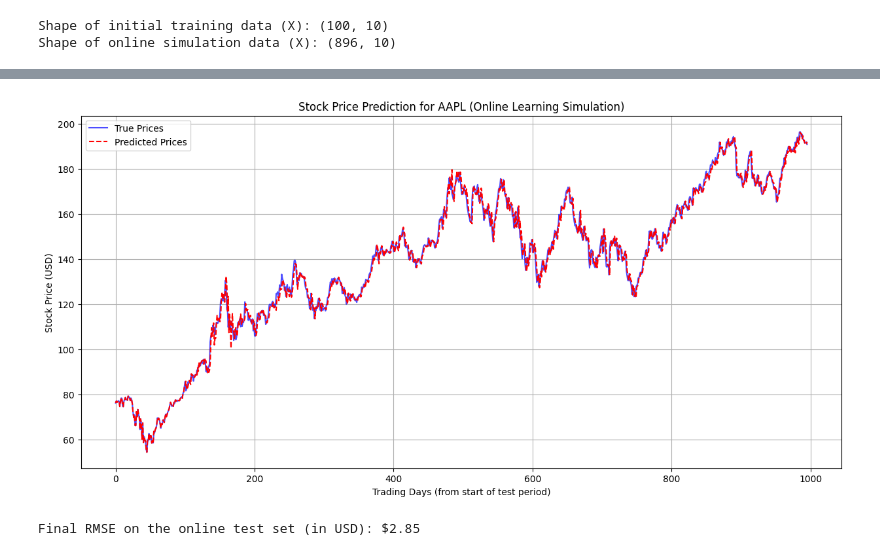
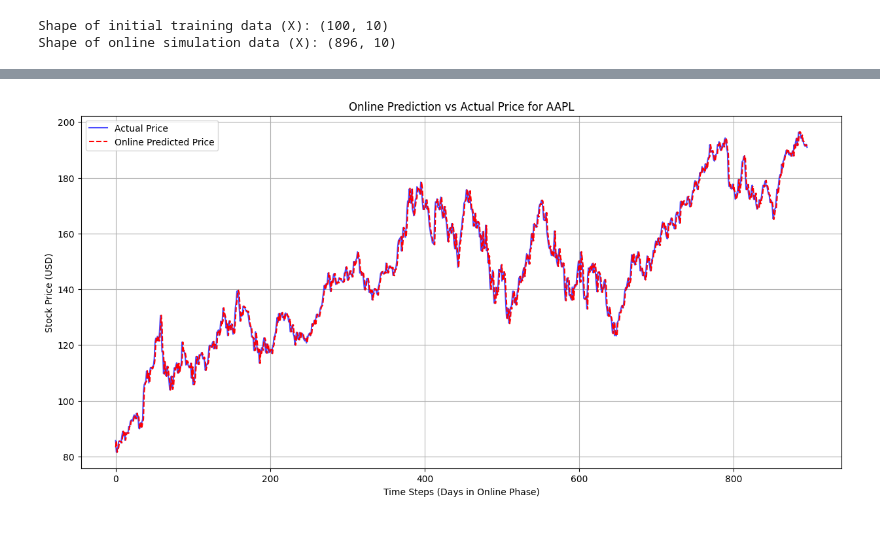
Before and after one commit to saeedalamchi36/stock-price-tradeoff-framework, a Jupyter notebook: notebooks/demonstration.ipynb, the cells around one changed output, grey strips where cells are left out. Cells and saved outputs as stored; diff of their text form; code cells hidden in the pictures.

```diff
--- a/notebooks/demonstration.ipynb
+++ b/notebooks/demonstration.ipynb
@@ -127,14 +190,25 @@ Best hyperparameters found:
 # %%
-# Cell 5: Final Simulation and Plotting Results
+# Cell 5: Online Simulation with Best Hyperparameters (نسخه نهایی هماهنگ با مقاله)
+
+print("--- Starting Online Simulation with Best Found Hyperparameters ---")
+
+# --- استخراج هایپرپارامترهای بهینه از خروجی بهینه‌ساز ---
+# اطمینان حاصل کنید ترتیب استخراج با ترتیب تعریف شده در `bounds` سلول ۴ یکسان است.
+# فرض بر این است که ترتیب [M, W, L, C, alpha] است.
 best_n_learners = int(best_hyperparams[0])
 best_window_size = int(best_hyperparams[1])
 best_n_hidden = int(best_hyperparams[2])
 best_C = best_hyperparams[3]
 best_alpha = best_hyperparams[4]
 
-print("--- Running Final Simulation with Best Parameters ---")
-print(f"Learners: {best_n_learners}, Window: {best_window_size}, Hidden Neurons: {best_n_hidden}")
+print("\nOptimal Hyperparameters from DE (conforming to the paper's methodology):")
+print(f" - M (Number of Learners): {best_n_learners}")
+print(f" - W (Window Size): {best_window_size}")
+print(f" - L (Hidden Neurons): {best_n_hidden}")
+print(f" - C (Regularization): {best_C:.4e}")
+print(f" - alpha (Trust Sensitivity): {best_alpha:.4f}")
 
+# ساخت مدل نهایی با استفاده از بهترین پارامترهای یافت‌شده
 final_model = AdaptiveEnsemble(
     n_learners=best_n_learners,
     window_size=best_window_size,
@@ -143,38 +217,59 @@ final_model = AdaptiveEnsemble(
     alpha=best_alpha
 )
 
+# 1. آموزش اولیه مدل روی داده‌های اولیه (همانطور که در فاز آفلاین مقاله ذکر شده)
+print("\nFitting the final model on initial training data...")
 final_model.fit(X_initial_train, y_initial_train)
-print("Initial training complete.")
+print("Initial fitting complete.")
 
+# 2. شبیه‌سازی فاز استقرار آنلاین (Online Deployment Phase)
+print("Starting the online learning simulation...")
 online_predictions = []
-print("Starting online simulation...")
+online_actuals = []
 
+start_time_online = time.time()
+
+# این حلقه دقیقاً همان فرآیند "استقرار آنلاین" را که در شکل ۱ مقاله شما
+# نمایش داده شده، پیاده‌سازی می‌کند.
 for i in range(len(X_online)):
-    current_x = X_online[i].reshape(1, -1)
+    # دریافت داده جریانی جدید
+    current_X = X_online[i].reshape(1, -1)
     current_y = y_online[i]
-    prediction = final_model.predict(current_x)
+
+    # مرحله ۱: پیش‌بینی قیمت برای گام زمانی بعدی (t+1) با استفاده از مدل فعلی
+    prediction = final_model.predict(current_X)
+
+    # مرحله ۲: به‌روزرسانی مدل (وزن‌ها و ...) با استفاده از داده جدیدی که رسید
+    # این معادل یادگیری ترتیبی (sequential) در OS-ELM است
+    final_model.fit(current_X, np.array([current_y]))
+
+    # ذخیره پیش‌بینی و مقدار واقعی
     online_predictions.append(prediction[0])
-    final_model.partial_fit(current_x, np.array([current_y]))
+    online_actuals.append(current_y)
 
-print("Online simulation finished.")
+end_time_online = time.time()
+print(f"Online simulation finished in {end_time_online - start_time_online:.2f} seconds.")
+
+# 3. محاسبه و نمایش نتایج (این بخش از کد بدون تغییر باقی می‌ماند)
 online_predictions = np.array(online_predictions)
+online_actuals = np.array(online_actuals)
 
-predicted_prices_scaled = np.concatenate([y_initial_train, online_predictions])
-true_prices_scaled = np.concatenate([y_initial_train, y_online])
+# برگرداندن داده‌ها از حالت scale شده به حالت واقعی قیمت
+online_predictions_rescaled = scaler.inverse_transform(online_predictions.reshape(-1, 1))
+online_actuals_rescaled = scaler.inverse_transform(online_actuals.reshape(-1, 1))
 
-predicted_prices = scaler.inverse_transform(predicted_prices_scaled.reshape(-1, 1))
-true_prices = scaler.inverse_transform(true_prices_scaled.reshape(-1, 1))
+# محاسبه خطای RMSE در فاز آنلاین
+online_rmse = np.sqrt(np.mean((online_predictions_rescaled - online_actuals_rescaled)**2))
+print(f"\nOnline Phase RMSE: ${online_rmse:.4f}")
 
+# 4. رسم نمودار نتایج برای تحلیل بصری
 plt.figure(figsize=(15, 7))
-plt.plot(true_prices, label='True Prices', color='blue', alpha=0.7)
-plt.plot(predicted_prices, label='Predicted Prices', color='red', linestyle='--')
-plt.title(f'Stock Price Prediction for {ticker} (Online Learning Simulation)')
-plt.xlabel('Trading Days (from start of test period)')
+plt.plot(online_actuals_rescaled, label='Actual Price', color='blue', alpha=0.7)
+plt.plot(online_predictions_rescaled, label='Online Predicted Price', color='red', linestyle='--')
+plt.title(f'Online Prediction vs Actual Price for {ticker}')
+plt.xlabel('Time Steps (Days in Online Phase)')
 plt.ylabel('Stock Price (USD)')
 plt.legend()
 plt.grid(True)
 plt.show()
-
-dollar_rmse = np.sqrt(np.mean((predicted_prices[-len(y_online):] - true_prices[-len(y_online):])**2))
-print(f"\nFinal RMSE on the online test set (in USD): ${dollar_rmse:.2f}")
 # %% [output]
@@ -186,2 +291 @@ Online simulation finished.
-[figure, old version]
+[figure, new version]
-Final RMSE on the online test set (in USD): $2.85
```
Also changed, not shown: parts of 2 cells of this notebook, 1 other file.
